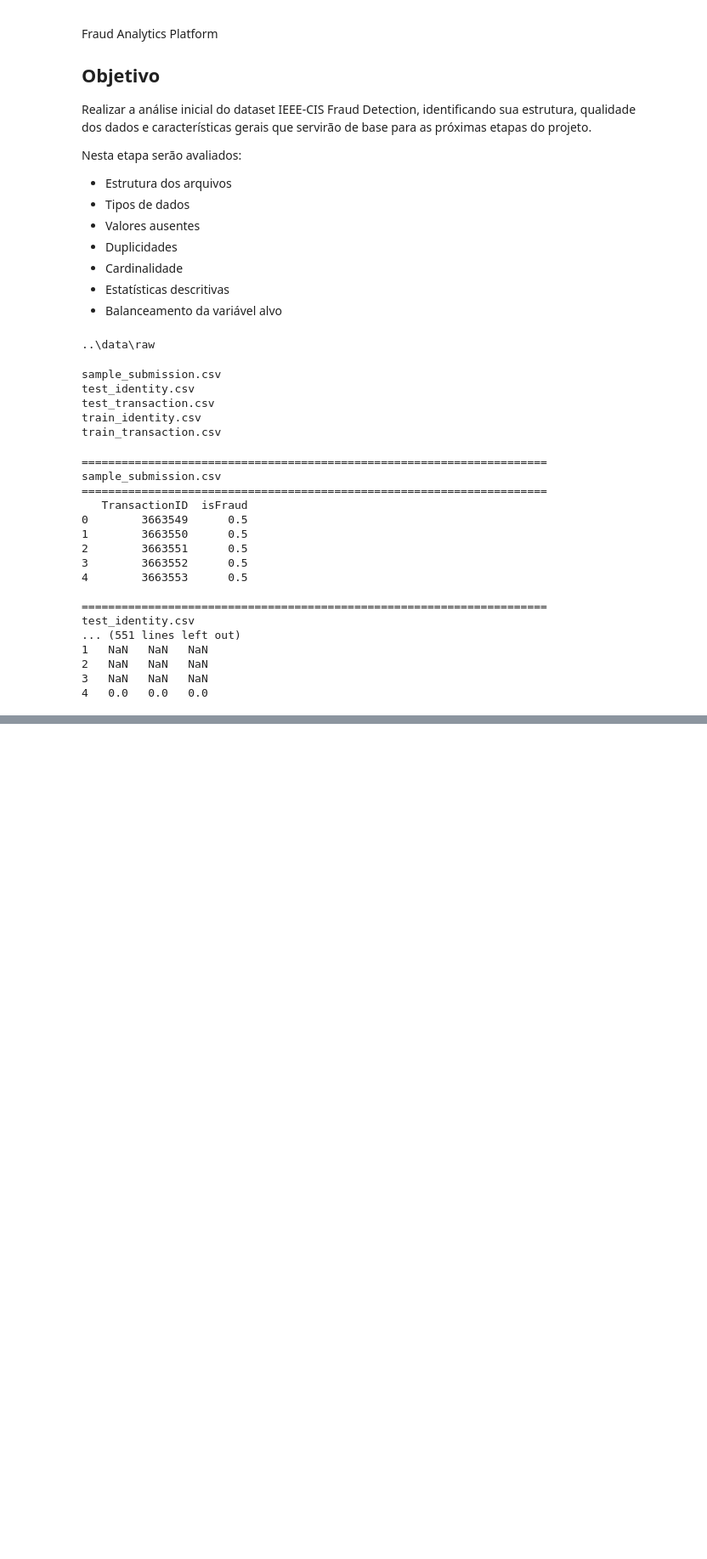
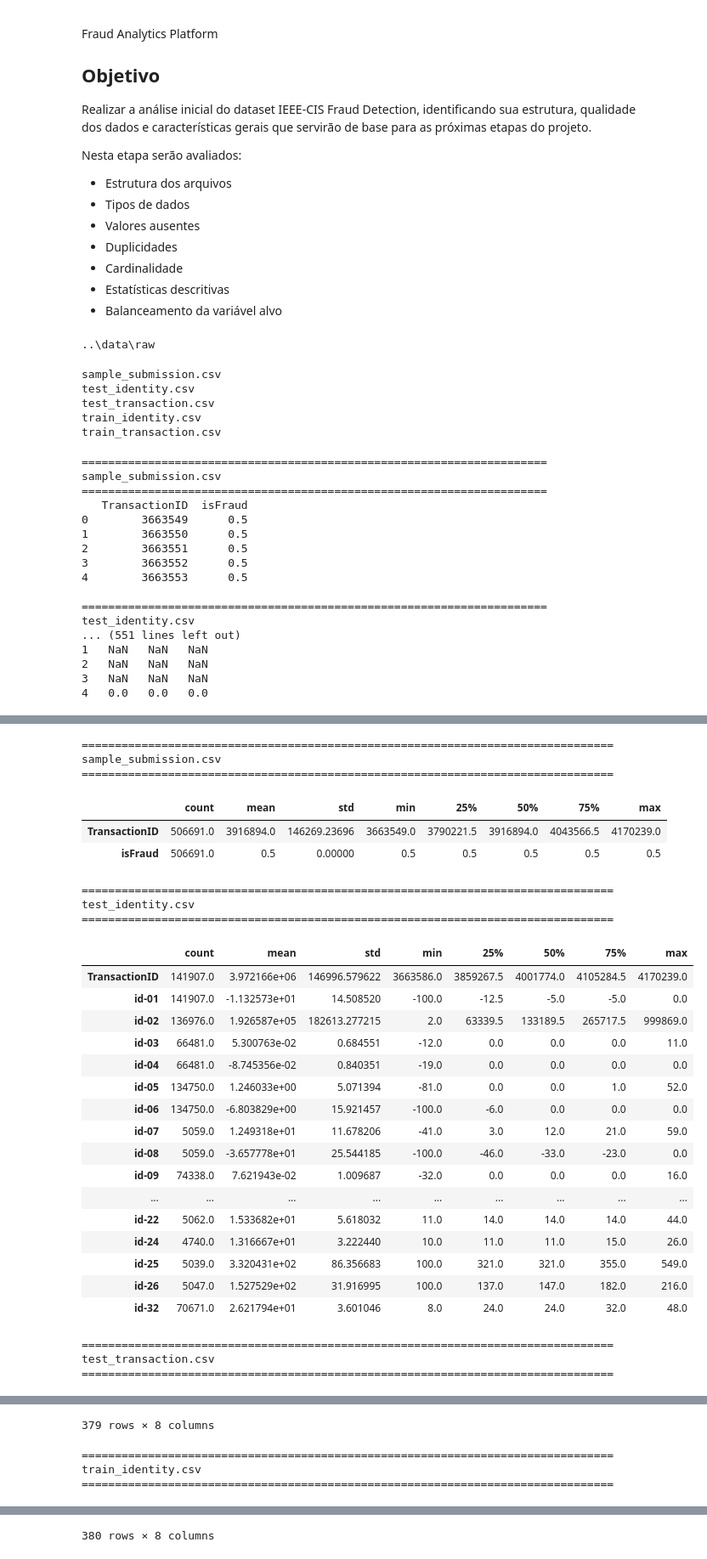
Before and after one commit to clauke/fraud-analytics-platform, a Jupyter notebook: notebooks/01_Data_Profiling.ipynb, the cells around one changed output, grey strips where cells are left out. Shown at 85% size. Saved outputs shown, nothing was run; the diff lists cells and outputs as text; code cells hidden in the pictures; blank space fills up the shorter version.

```diff
--- a/notebooks/01_Data_Profiling.ipynb
+++ b/notebooks/01_Data_Profiling.ipynb
@@ -78,0 +342,19 @@ test_identity.csv
+# %%
+# Cardinalidade das colunas
+
+for name, df in datasets.items():
+    print("=" * 80)
+    print(name)
+    print("=" * 80)
+
+    cardinality = (
+        df.nunique()
+            .sort_values(ascending=False)
+            .to_frame("Valores Distintos")
+    )
+
+    print("Maior cardinalidade")
+    display(cardinality.head(20))
+
+    print("Menor cardinalidade")
+    display(cardinality.tail(20))
@@ -78,0 +452,16 @@ test_identity.csv
+# %%
+# Identificar colunas constantes
+
+for name, df in datasets.items():
+    constantes = df.columns[df.nunique(dropna=False) <= 1]
+
+    print("=" * 80)
+    print(name)
+    print("=" * 80)
+
+    if len(constantes) == 0:
+        print("Nenhuma coluna constante encontrada.\n")
+    else:
+        print(f"{len(constantes)} coluna(s) constante(s):")
+        print(list(constantes))
+        print()
@@ -78,0 +486,39 @@ test_identity.csv
+# %%
+# Estatísticas descritivas
+
+for name, df in datasets.items():
+    print("=" * 80)
+    print(name)
+    print("=" * 80)
+
+    display(df.describe().T)
+# %% [output]
+================================================================================
+sample_submission.csv
+================================================================================
+|  | count | mean | std | min | 25% | 50% | 75% | max |
+| TransactionID | 506691.0 | 3916894.0 | 146269.23696 | 3663549.0 | 3790221.5 | 3916894.0 | 4043566.5 | 4170239.0 |
+| isFraud | 506691.0 | 0.5 | 0.00000 | 0.5 | 0.5 | 0.5 | 0.5 | 0.5 |
+================================================================================
+test_identity.csv
+================================================================================
+|  | count | mean | std | min | 25% | 50% | 75% | max |
+| TransactionID | 141907.0 | 3.972166e+06 | 146996.579622 | 3663586.0 | 3859267.5 | 4001774.0 | 4105284.5 | 4170239.0 |
+| id-01 | 141907.0 | -1.132573e+01 | 14.508520 | -100.0 | -12.5 | -5.0 | -5.0 | 0.0 |
+| id-02 | 136976.0 | 1.926587e+05 | 182613.277215 | 2.0 | 63339.5 | 133189.5 | 265717.5 | 999869.0 |
+| id-03 | 66481.0 | 5.300763e-02 | 0.684551 | -12.0 | 0.0 | 0.0 | 0.0 | 11.0 |
+| id-04 | 66481.0 | -8.745356e-02 | 0.840351 | -19.0 | 0.0 | 0.0 | 0.0 | 0.0 |
+| id-05 | 134750.0 | 1.246033e+00 | 5.071394 | -81.0 | 0.0 | 0.0 | 1.0 | 52.0 |
+| id-06 | 134750.0 | -6.803829e+00 | 15.921457 | -100.0 | -6.0 | 0.0 | 0.0 | 0.0 |
+| id-07 | 5059.0 | 1.249318e+01 | 11.678206 | -41.0 | 3.0 | 12.0 | 21.0 | 59.0 |
+| id-08 | 5059.0 | -3.657778e+01 | 25.544185 | -100.0 | -46.0 | -33.0 | -23.0 | 0.0 |
+| id-09 | 74338.0 | 7.621943e-02 | 1.009687 | -32.0 | 0.0 | 0.0 | 0.0 | 16.0 |
+| ... | ... | ... | ... | ... | ... | ... | ... | ... |
+| id-22 | 5062.0 | 1.533682e+01 | 5.618032 | 11.0 | 14.0 | 14.0 | 14.0 | 44.0 |
+| id-24 | 4740.0 | 1.316667e+01 | 3.222440 | 10.0 | 11.0 | 11.0 | 15.0 | 26.0 |
+| id-25 | 5039.0 | 3.320431e+02 | 86.356683 | 100.0 | 321.0 | 321.0 | 355.0 | 549.0 |
+| id-26 | 5047.0 | 1.527529e+02 | 31.916995 | 100.0 | 137.0 | 147.0 | 182.0 | 216.0 |
+| id-32 | 70671.0 | 2.621794e+01 | 3.601046 | 8.0 | 24.0 | 24.0 | 32.0 | 48.0 |
+================================================================================
+test_transaction.csv
+================================================================================
@@ -78,0 +537,4 @@ test_identity.csv
+379 rows × 8 columns
+================================================================================
+train_identity.csv
+================================================================================
@@ -78,0 +573 @@ test_identity.csv
+380 rows × 8 columns
```
Also changed, not shown: parts of 29 cells of this notebook.
